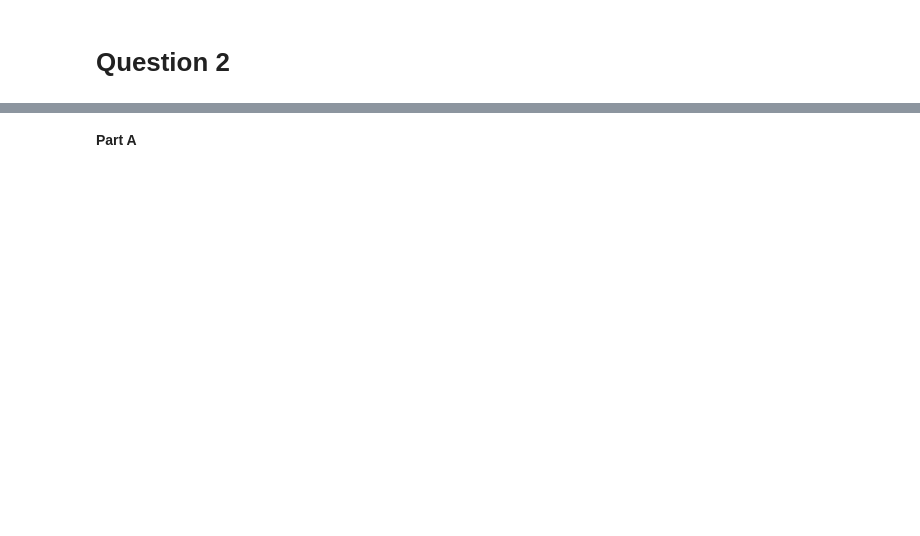
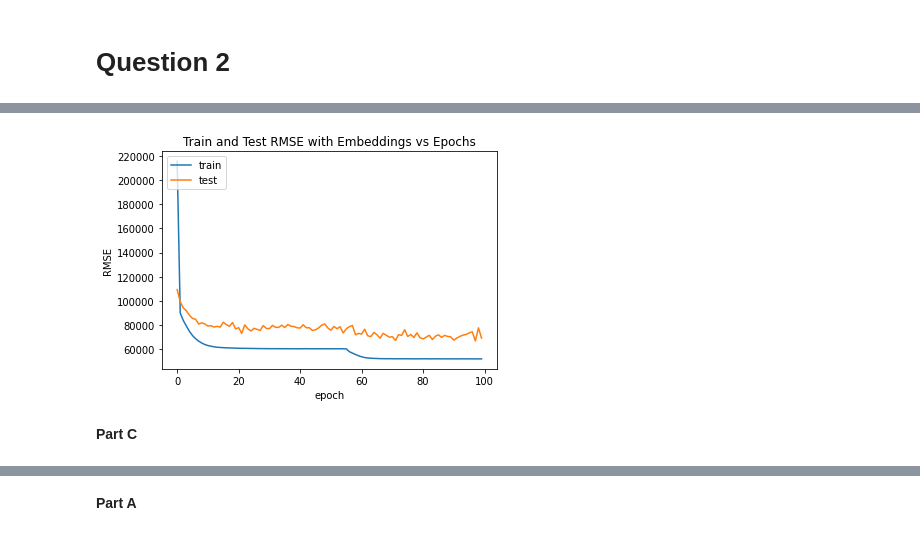
Before and after one commit to kirath2205/Neural-Network-Assignment-1, a Jupyter notebook: start_1b_Final.ipynb, the cells around one changed output, grey strips where cells are left out. Cells and saved outputs as stored; diff of their text form; code cells hidden in the pictures; blank space fills up the shorter version.

```diff
--- a/start_1b_Final.ipynb
+++ b/start_1b_Final.ipynb
@@ -311,0 +458,2 @@ plt.scatter(y_true_128, y_pred_128)
+# %%
+history2 = model2.fit(train_ds, epochs=100, validation_data=val_ds)
@@ -311,0 +479,24 @@ plt.scatter(y_true_128, y_pred_128)
+# %%
+import math
+import matplotlib.pyplot as plt
+
+history2.history['root_mean_squared_error'] = []
+history2.history['val_root_mean_squared_error'] = []
+
+for i in range(len(history2.history['loss'])):
+    history2.history['root_mean_squared_error'].append(math.sqrt(history2.history['loss'][i]))
+
+for i in range(len(history2.history['val_loss'])):
+    history2.history['val_root_mean_squared_error'].append(math.sqrt(history2.history['val_loss'][i]))
+
+plt.plot(history2.history['root_mean_squared_error'])
+plt.plot(history2.history['val_root_mean_squared_error'])
+plt.title('Train and Test RMSE with Embeddings vs Epochs')
+plt.ylabel('RMSE')
+plt.xlabel('epoch')
+plt.legend(['train', 'test'], loc='upper left')
+plt.show()
+# %% [output]
+[figure, added]
+# %% [markdown]
+**Part C**
```
Also changed, not shown: parts of 59 cells of this notebook.
